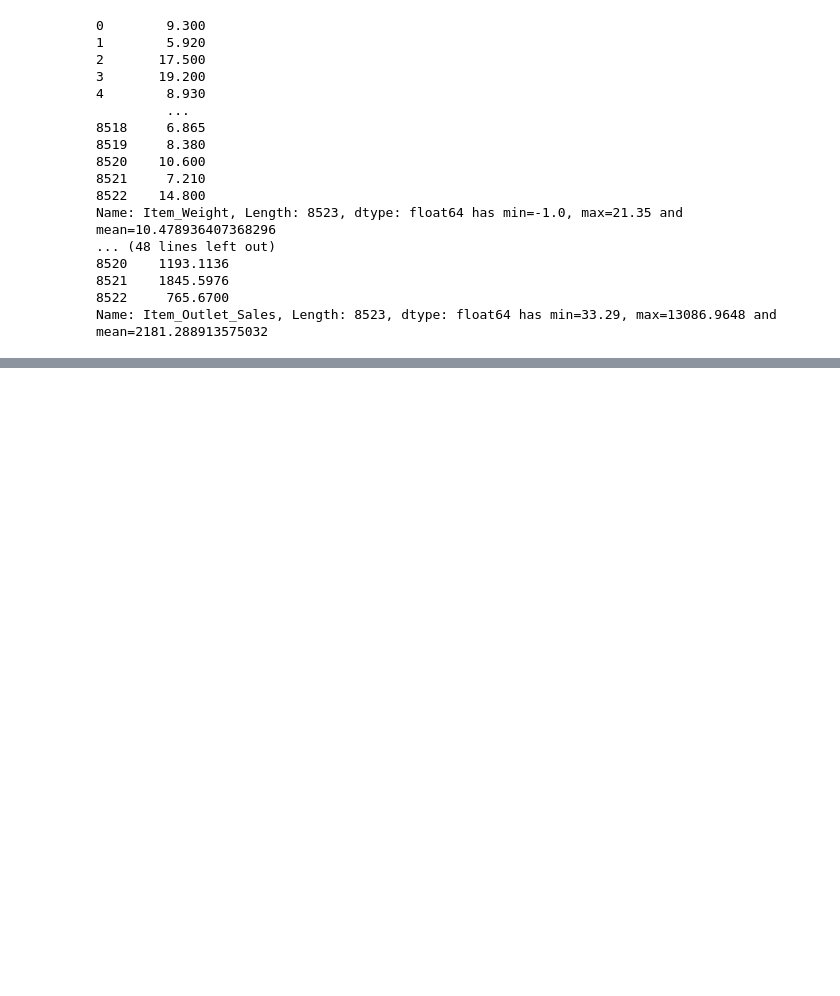
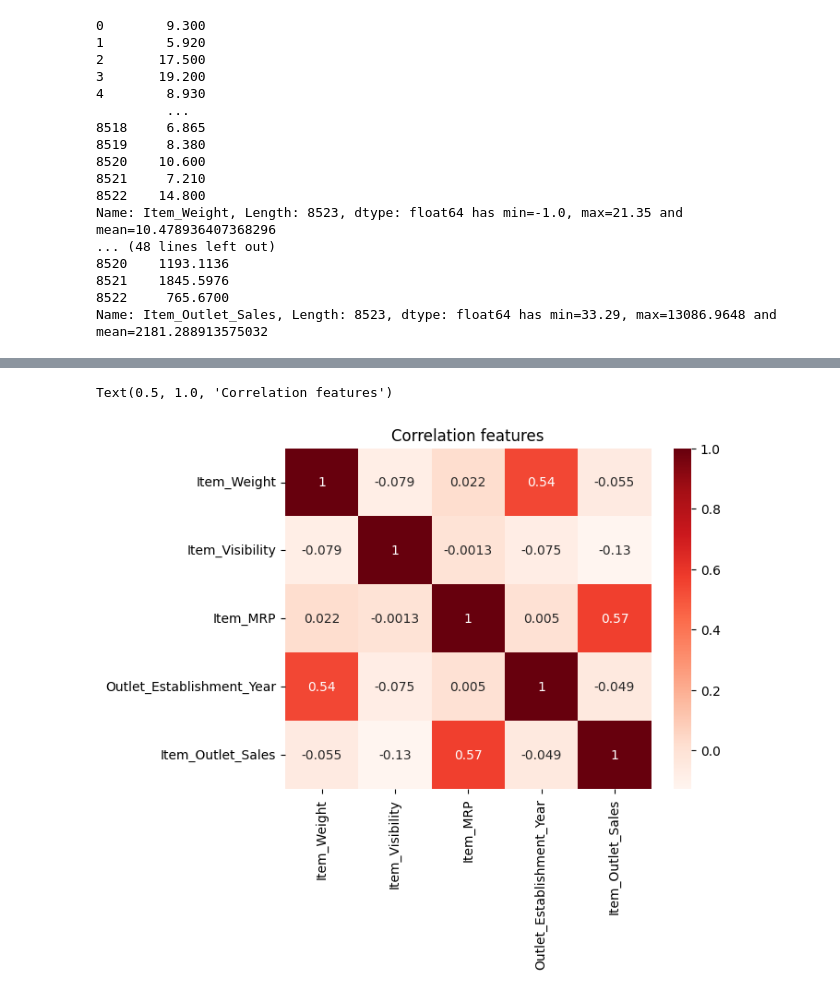
Before and after one commit to Noks06/Prediction-of-Product-Sales, a Jupyter notebook: Sales_Predictions.ipynb, the cells around one changed output, grey strips where cells are left out. Saved outputs shown, nothing was run; the diff lists cells and outputs as text; code cells hidden in the pictures; blank space fills up the shorter version.

```diff
--- a/Sales_Predictions.ipynb
+++ b/Sales_Predictions.ipynb
@@ -189,0 +291,4 @@ Name: Item_Outlet_Sales, Length: 8523, dtype: float64 has min=33.29, max=13086.9
+# %%
+# Using view the correlation
+cor = df_prediction.corr()
+cor.round(2)
@@ -189,0 +302,7 @@ Name: Item_Outlet_Sales, Length: 8523, dtype: float64 has min=33.29, max=13086.9
+# %%
+# using seaborn heatmap to view the correlation
+ax4 = sbn.heatmap(cor,cmap ='Reds', annot =True)
+ax4.set_title('Correlation features')
+# %% [output]
+Text(0.5, 1.0, 'Correlation features')
+[figure, added]
```
Also changed, not shown: parts of 22 cells of this notebook.
